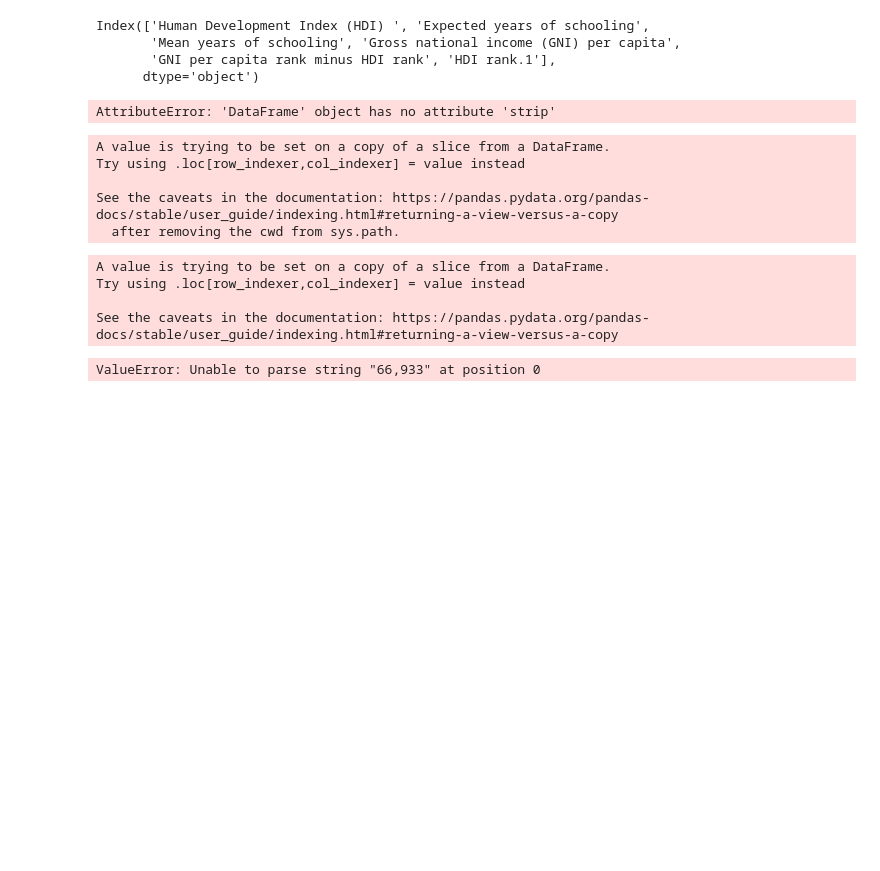
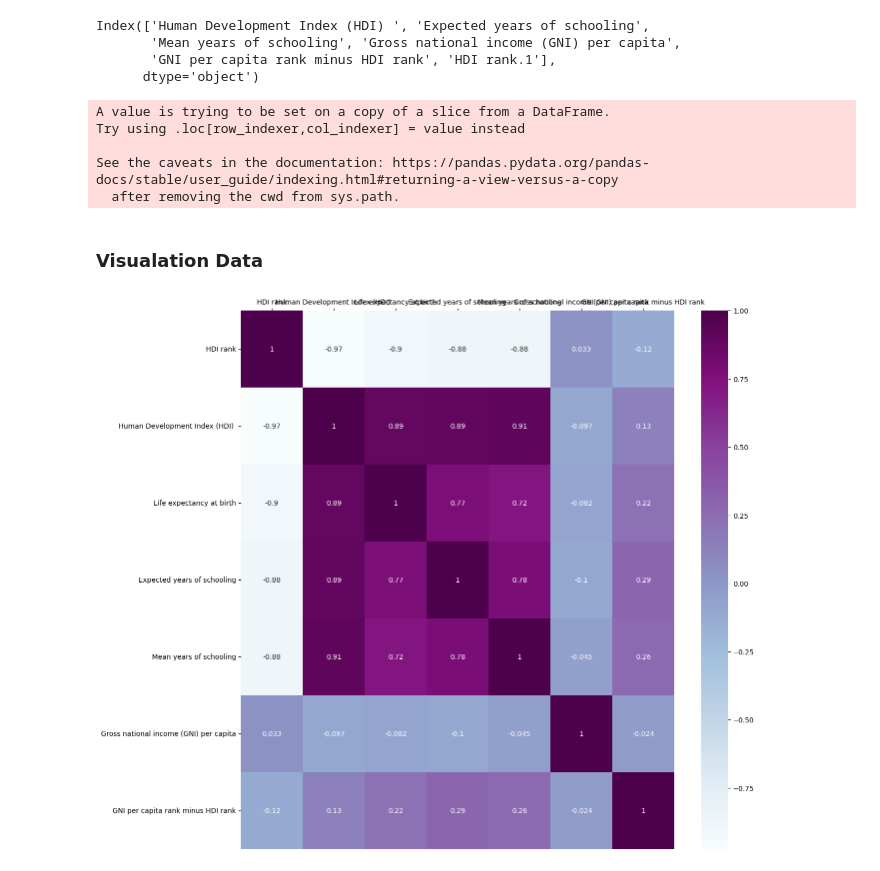
Before and after one commit to latifkara/dataScienceProjects, a Jupyter notebook: Human-Development-Index/HumanIndex.ipynb, the cells around one changed output. Saved outputs shown, nothing was run; the diff lists cells and outputs as text; code cells hidden in the pictures; blank space fills up the shorter version.

Commit message:
set index & data correlation

```diff
--- a/Human-Development-Index/HumanIndex.ipynb
+++ b/Human-Development-Index/HumanIndex.ipynb
@@ -181,10 +181,6 @@ Index(['Human Development Index (HDI) ', 'Expected years of schooling',
       dtype='object')
 # %%
 data['Gross national income (GNI) per capita'] = data['Gross national income (GNI) per capita'].str.replace(',', '.')
-# %%
-data.update(data.strip(","))
-# %% [output]
-AttributeError: 'DataFrame' object has no attribute 'strip'
 # %%
 data[converted_columns] = df_convert_dtype(data[converted_columns], np.object_, np.float64)
 # %% [output]
@@ -195,12 +191,15 @@ See the caveats in the documentation: https://pandas.pydata.org/pandas-docs/stab
   after removing the cwd from sys.path.
 # %%
 numerical_data_cols = numerical_data.columns
-# %%
-for col in numerical_data:
-    data[col] = pd.to_numeric(data[col])
-# %% [output]
-A value is trying to be set on a copy of a slice from a DataFrame.
-Try using .loc[row_indexer,col_indexer] = value instead
-
-See the caveats in the documentation: https://pandas.pydata.org/pandas-docs/stable/user_guide/indexing.html#returning-a-view-versus-a-copy
-ValueError: Unable to parse string "66,933" at position 0
+# %%
+corr = data.corr()
+# %% [markdown]
+### Visualation Data
+# %%
+plt.figure(figsize=(14, 14))
+ax = sns.heatmap(corr, annot=True, cmap=plt.cm.BuPu)
+ax.set(xlabel="", ylabel="")
+ax.xaxis.tick_top()
+plt.show()
+# %% [output]
+[figure, added]
```
Also changed, not shown: parts of 3 cells of this notebook.
